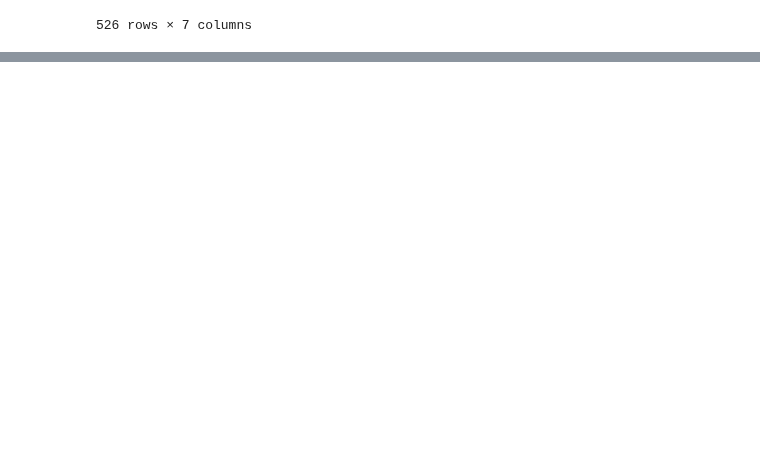
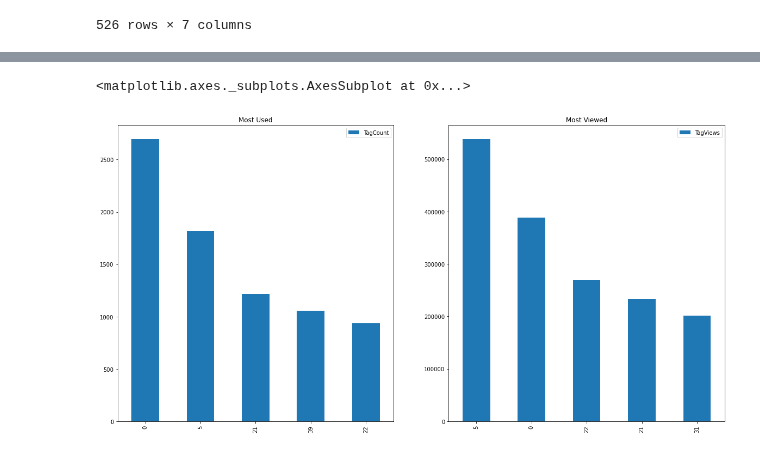
Before and after one commit to raduspaimoc/DataQuest-Projects, a Jupyter notebook: Data Analysis/Popular Data Science Questions/Popular Data Science Questions.ipynb, the cells around one changed output, grey strips where cells are left out. Cells and saved outputs as stored; diff of their text form; code cells hidden in the pictures; blank space fills up the shorter version.

Commit message:
Multiple subplots created.

```diff
--- a/Data Analysis/Popular Data Science Questions/Popular Data Science Questions.ipynb
+++ b/Data Analysis/Popular Data Science Questions/Popular Data Science Questions.ipynb
@@ -232,0 +235,3 @@ tags_values_counts['machine-learning'][0]
+# %%
+columns = ["TagCount", "TagViews", "TagScore", "TagAnswerCount", "TagFavCount", "TagTotalScore"]
+tags_counts_df[columns] = tags_counts_df[columns].apply(pd.to_numeric)
@@ -232,0 +248,7 @@ tags_values_counts['machine-learning'][0]
+# %%
+fig, [ax1, ax2] = plt.subplots(1,2, figsize=(20,10))
+tags_counts_df[["tag", "TagCount"]].sort_values(by="TagCount", ascending=False).head(5).plot.bar(y='TagCount', ax=ax1, title="Most Used")
+tags_counts_df[["tag", "TagViews"]].sort_values(by="TagViews", ascending=False).head(5).plot.bar(y='TagViews', ax=ax2, title="Most Viewed")
+# %% [output]
+<matplotlib.axes._subplots.AxesSubplot at 0x...>
+[figure, added]
```
Also changed, not shown: parts of 8 cells of this notebook.
